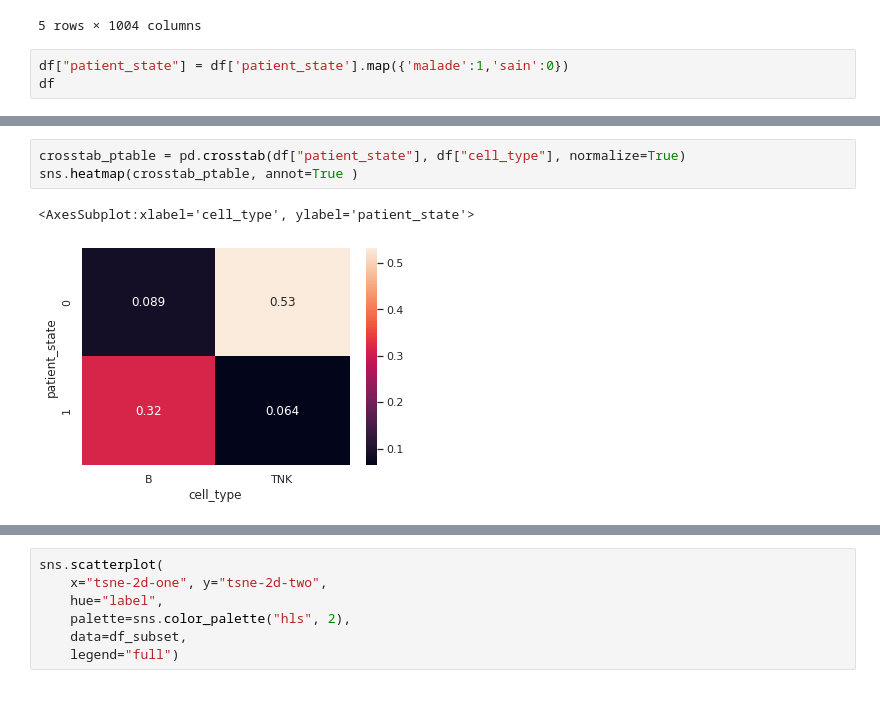
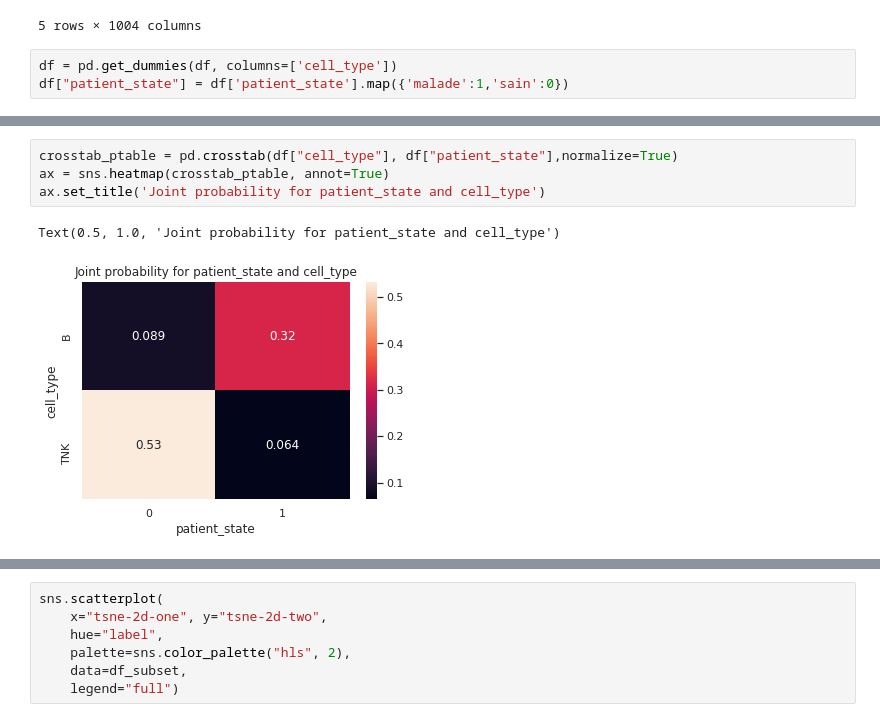
Before and after one commit to adrienju/LLC, a Jupyter notebook: Data Visualization.ipynb, the cells around one changed output, grey strips where cells are left out. Saved outputs shown, nothing was run; the diff lists cells and outputs as text.

```diff
--- a/Data Visualization.ipynb
+++ b/Data Visualization.ipynb
@@ -19,5 +20,5 @@ df.head()
 | 4 | P2_ULC80 | P2_ULC80_M1_L1_ROI1_C2 | B | malade | 51.591270 | 54.161436 | 63.649577 | 58.364222 | 61.095665 | ... |
 5 rows × 1004 columns
 # %%
+df = pd.get_dummies(df, columns=['cell_type'])
 df["patient_state"] = df['patient_state'].map({'malade':1,'sain':0})
-df
@@ -38,9 +35,10 @@ df
 # %%
-crosstab_ptable = pd.crosstab(df["patient_state"], df["cell_type"], normalize=True)
-sns.heatmap(crosstab_ptable, annot=True )
+crosstab_ptable = pd.crosstab(df["cell_type"], df["patient_state"],normalize=True)
+ax = sns.heatmap(crosstab_ptable, annot=True)
+ax.set_title('Joint probability for patient_state and cell_type')
 # %% [output]
-<AxesSubplot:xlabel='cell_type', ylabel='patient_state'>
+Text(0.5, 1.0, 'Joint probability for patient_state and cell_type')
-[figure, old version]
+[figure, new version]
 # %%
 des = df.describe()
 des
```
Also changed, not shown: parts of 21 cells of this notebook.
